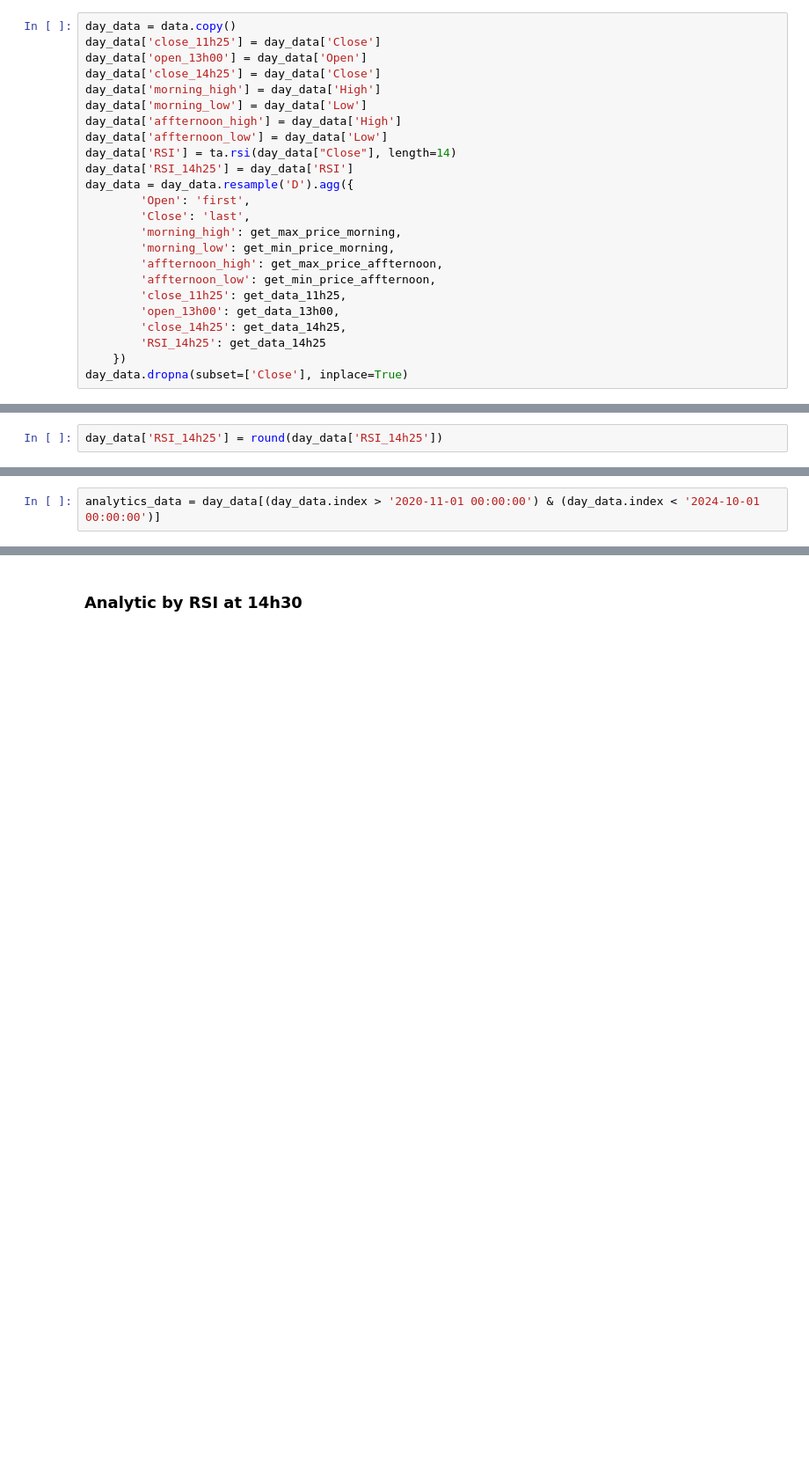
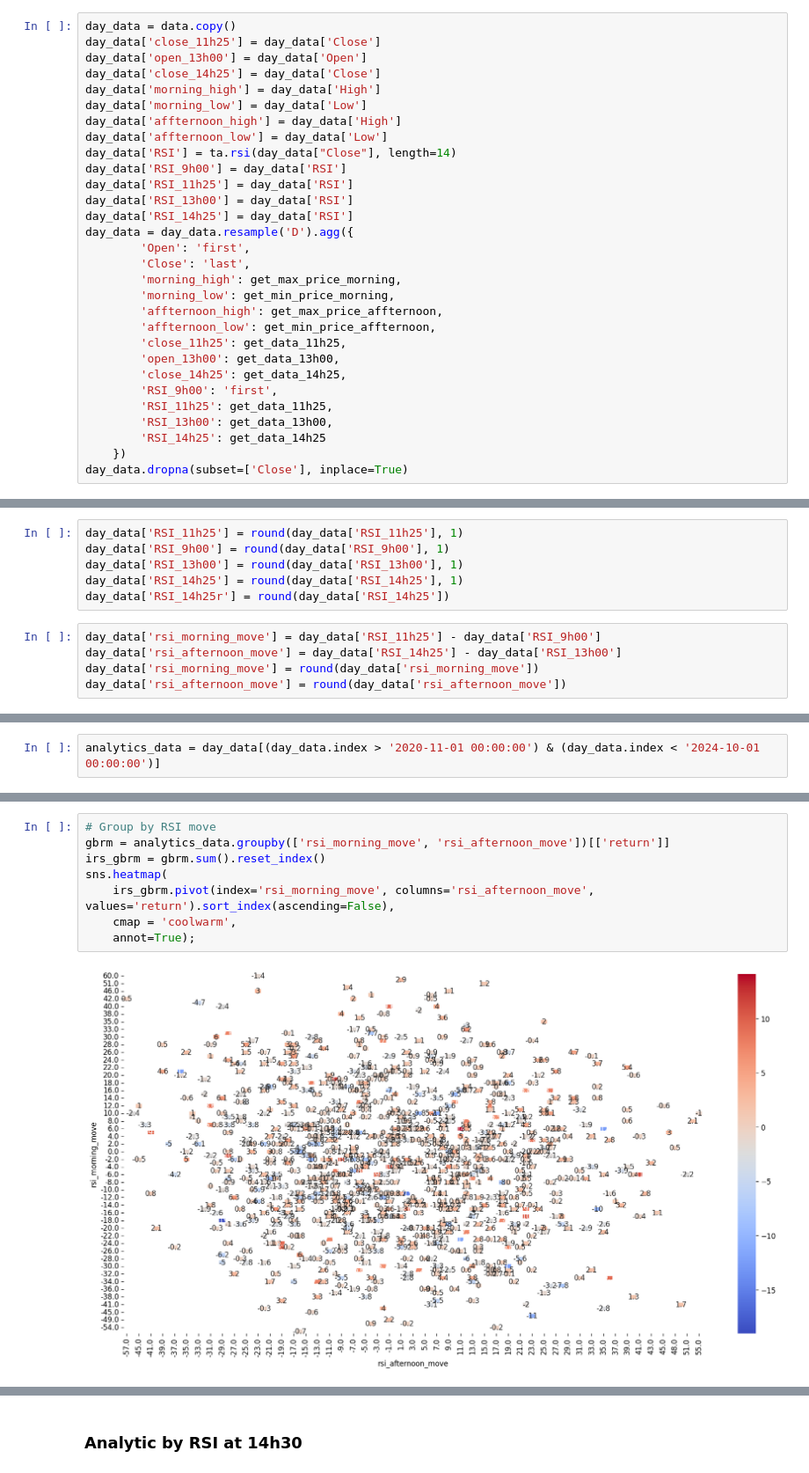
Before and after one commit to zuongthaotn/phantich-chungkhoan, a Jupyter notebook: VN30F1M/ATC_analytics.ipynb, the cells around one changed output, grey strips where cells are left out. Shown at 88% size. Cells and saved outputs as stored; diff of their text form; blank space fills up the shorter version.

```diff
--- a/VN30F1M/ATC_analytics.ipynb
+++ b/VN30F1M/ATC_analytics.ipynb
@@ -94,6 +94,9 @@ day_data['morning_low'] = day_data['Low']
 day_data['affternoon_high'] = day_data['High']
 day_data['affternoon_low'] = day_data['Low']
 day_data['RSI'] = ta.rsi(day_data["Close"], length=14)
+day_data['RSI_9h00'] = day_data['RSI']
+day_data['RSI_11h25'] = day_data['RSI']
+day_data['RSI_13h00'] = day_data['RSI']
 day_data['RSI_14h25'] = day_data['RSI']
 day_data = day_data.resample('D').agg({
         'Open': 'first',
@@ -105,6 +108,9 @@ day_data = day_data.resample('D').agg({
         'close_11h25': get_data_11h25,
         'open_13h00': get_data_13h00,
         'close_14h25': get_data_14h25,
+        'RSI_9h00': 'first',
+        'RSI_11h25': get_data_11h25,
+        'RSI_13h00': get_data_13h00,
         'RSI_14h25': get_data_14h25
     })
 day_data.dropna(subset=['Close'], inplace=True)
@@ -119,7 +125,16 @@ day_data['afternoon_ibs'] = round(day_data['afternoon_ibs'], 2)
 day_data['morning_ibs_group'] = pd.qcut(day_data['morning_ibs'], 20)
 day_data['afternoon_ibs_group'] = pd.qcut(day_data['afternoon_ibs'], 20)
 # %%
-day_data['RSI_14h25'] = round(day_data['RSI_14h25'])
+day_data['RSI_11h25'] = round(day_data['RSI_11h25'], 1)
+day_data['RSI_9h00'] = round(day_data['RSI_9h00'], 1)
+day_data['RSI_13h00'] = round(day_data['RSI_13h00'], 1)
+day_data['RSI_14h25'] = round(day_data['RSI_14h25'], 1)
+day_data['RSI_14h25r'] = round(day_data['RSI_14h25'])
+# %%
+day_data['rsi_morning_move'] = day_data['RSI_11h25'] - day_data['RSI_9h00']
+day_data['rsi_afternoon_move'] = day_data['RSI_14h25'] - day_data['RSI_13h00']
+day_data['rsi_morning_move'] = round(day_data['rsi_morning_move'])
+day_data['rsi_afternoon_move'] = round(day_data['rsi_afternoon_move'])
 # %%
 day_data
 # %% [output]
@@ -158,0 +179,10 @@ analytics_data = day_data[(day_data.index > '2020-11-01 00:00:00') & (day_data.i
+# %%
+# Group by RSI move
+gbrm = analytics_data.groupby(['rsi_morning_move', 'rsi_afternoon_move'])[['return']]
+irs_gbrm = gbrm.sum().reset_index()
+sns.heatmap(
+    irs_gbrm.pivot(index='rsi_morning_move', columns='rsi_afternoon_move', values='return').sort_index(ascending=False),
+    cmap = 'coolwarm',
+    annot=True);
+# %% [output]
+[figure, added]
```
Also changed, not shown: parts of 12 cells of this notebook, 1 other file.
